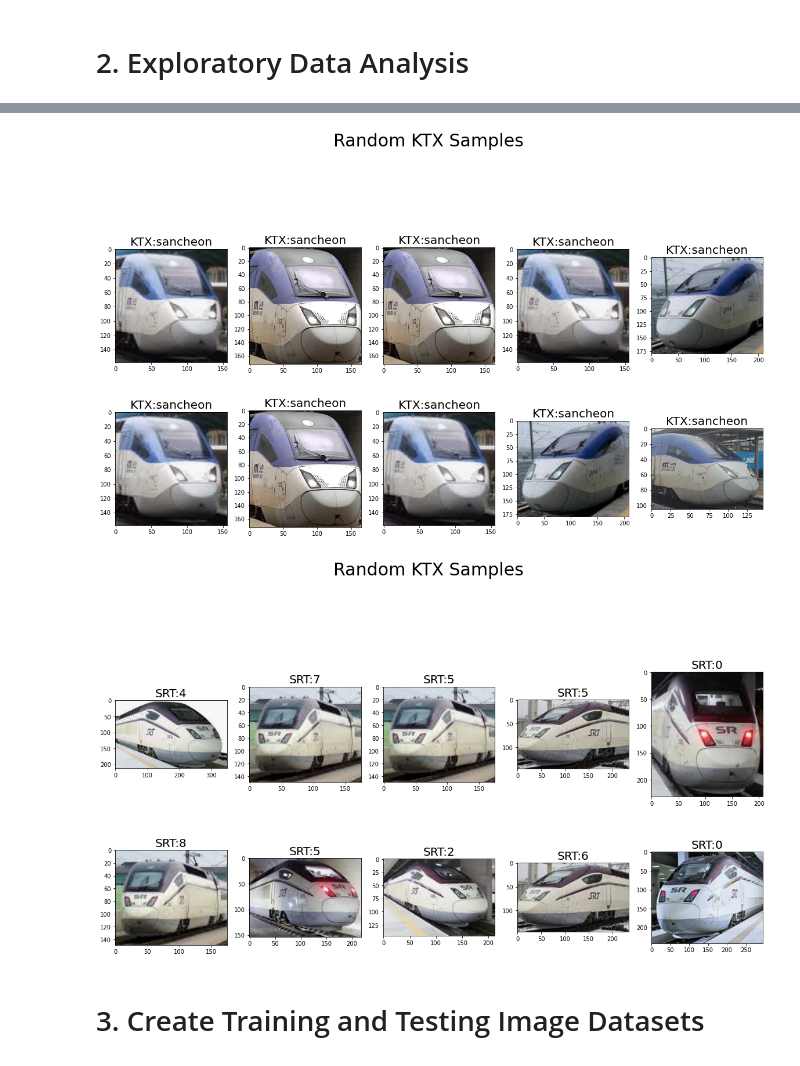
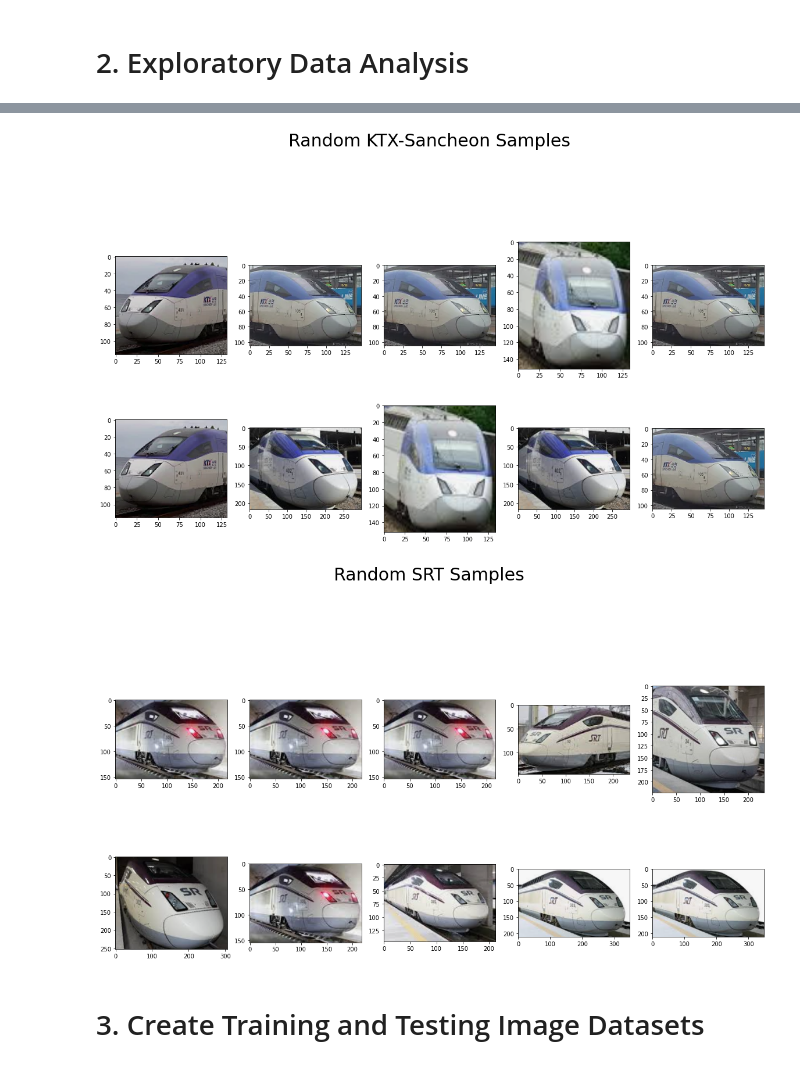
Before and after one commit to lotlouischoitslab/KTX_Image_Classification, a Jupyter notebook: ktx_classification.ipynb, the cells around one changed output, grey strips where cells are left out. Cells and saved outputs as stored; diff of their text form; code cells hidden in the pictures.

```diff
--- a/ktx_classification.ipynb
+++ b/ktx_classification.ipynb
@@ -58,17 +58,17 @@ SRT: 10
 # %% [markdown]
 # 2. Exploratory Data Analysis
 # %%
-from random import choice #for randomly selecting images from arrays above
+from random import choice
 fig,axes = plt.subplots(figsize=(20,25))
 
-random_image = [choice(hsr0)for x in range(0,11)] #setting the length of array at 10 to print 10 images
+random_image = [choice(hsr0)for x in range(0,11)]
+
 for i in range(0,len(random_image)):
     img = imread(random_image[i])
     plt.imshow(img)
     axes =plt.subplot(5,5,i+1)
-    axes.set_title('KTX:'+str(random_image[i][11:12]),fontsize=20) #sets the title as 1 to indicate malignant
 
 fig.delaxes(axes)
-fig.suptitle('Random KTX Samples',fontsize=30)
+fig.suptitle('Random KTX-1 Samples',fontsize=30)
 plt.show()
 # %% [output]
@@ -76,14 +76,14 @@ plt.show()
 # %%
 fig,axes = plt.subplots(figsize=(20,25))
 
-random_image = [choice(hsr1)for x in range(0,11)] #setting the length of array at 10 to print 10 images
+random_image = [choice(hsr1)for x in range(0,11)]
+
 for i in range(0,len(random_image)):
     img = imread(random_image[i])
     plt.imshow(img)
     axes =plt.subplot(5,5,i+1)
-    axes.set_title('KTX:'+str(random_image[i][11:14]),fontsize=20) #sets the title as 1 to indicate malignant
 
 fig.delaxes(axes)
-fig.suptitle('Random KTX Samples',fontsize=30)
+fig.suptitle('Random KTX-EUM Samples',fontsize=30)
 plt.show()
 # %% [output]
@@ -91,18 +91,18 @@ plt.show()
 # %%
 fig,axes = plt.subplots(figsize=(20,25))
 
-random_image = [choice(hsr2)for x in range(0,11)] #setting the length of array at 10 to print 10 images
+random_image = [choice(hsr2)for x in range(0,11)]
+
 for i in range(0,len(random_image)):
     img = imread(random_image[i])
     plt.imshow(img)
     axes =plt.subplot(5,5,i+1)
-    axes.set_title('KTX:'+str(random_image[i][11:19]),fontsize=20) #sets the title as 1 to indicate malignant
 
 fig.delaxes(axes)
-fig.suptitle('Random KTX Samples',fontsize=30)
+fig.suptitle('Random KTX-Sancheon Samples',fontsize=30)
 plt.show()
 # %% [output]
-[figure, old version]
+[figure, new version]
 # %%
 fig,axes = plt.subplots(figsize=(20,25))
 
@@ -112,13 +112,12 @@ for i in range(0,len(random_image)):
     img = imread(random_image[i])
     plt.imshow(img)
     axes =plt.subplot(5,5,i+1)
-    axes.set_title('SRT:'+str(random_image[i][15:16]),fontsize=20) #sets the title as 1 to indicate malignant
 
 fig.delaxes(axes)
-fig.suptitle('Random KTX Samples',fontsize=30)
+fig.suptitle('Random SRT Samples',fontsize=30)
 plt.show()
 # %% [output]
-[figure, old version]
+[figure, new version]
 # %% [markdown]
 # 3. Create Training and Testing Image Datasets
 # %%
```
Also changed, not shown: parts of 8 cells of this notebook.
